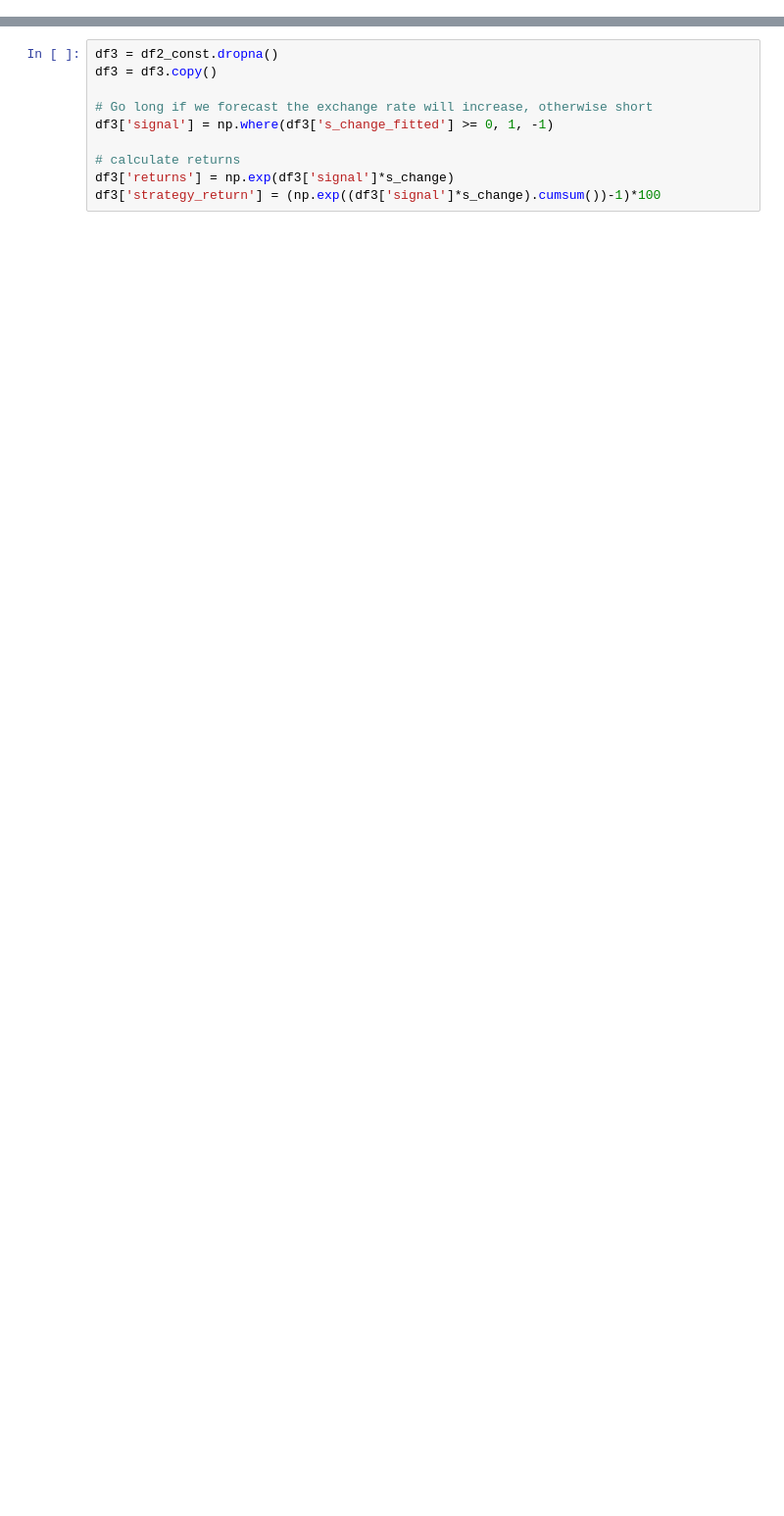
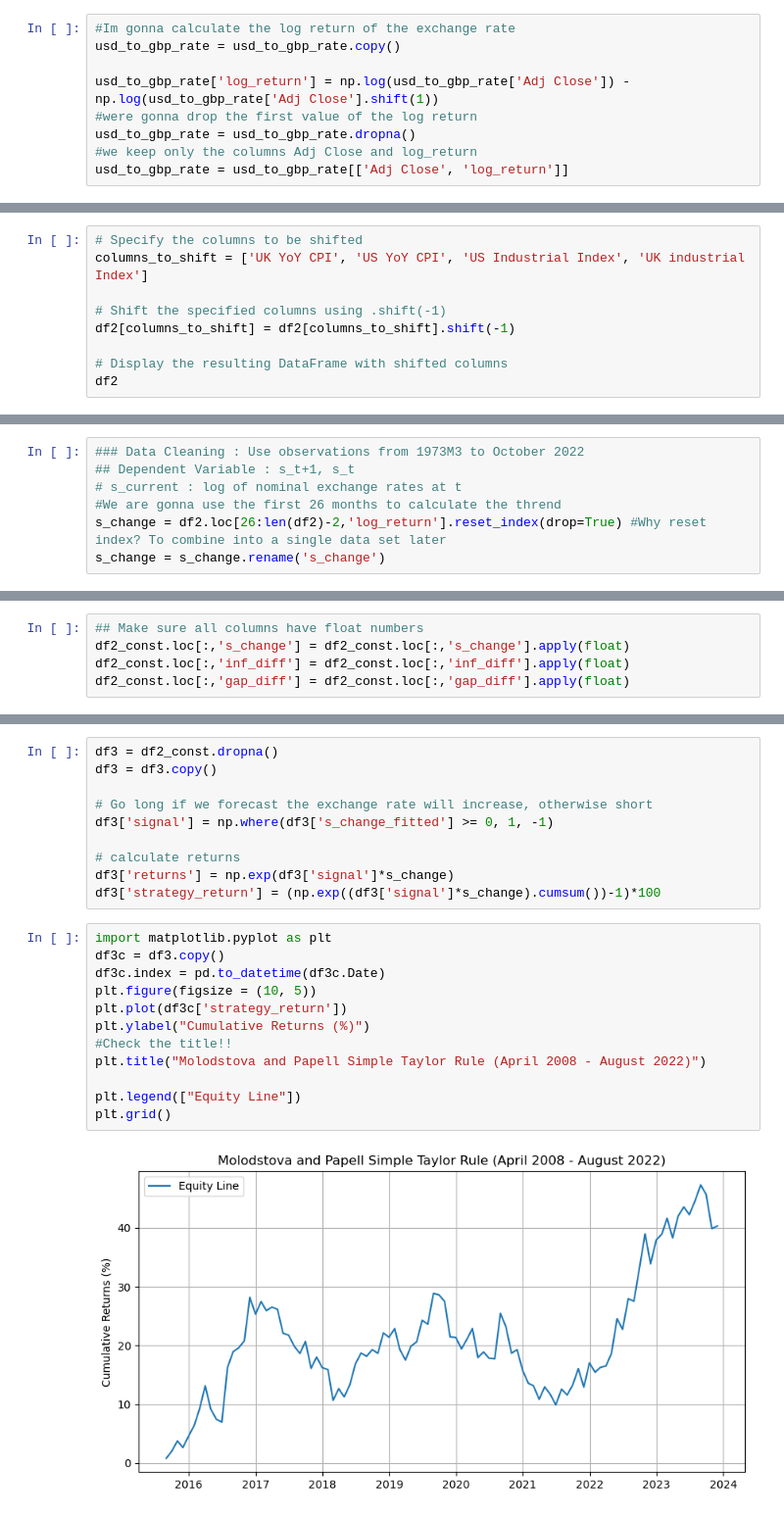
Before and after one commit to luisjo819UCLA/Portfolio-Finance-Project, a Jupyter notebook: GroupProject-1_applying .last function.ipynb, the cells around one changed output, grey strips where cells are left out. Shown at 98% size. Saved outputs shown, nothing was run; the diff lists cells and outputs as text; blank space fills up the shorter version.

```diff
--- a/GroupProject-1_applying .last function.ipynb
+++ b/GroupProject-1_applying .last function.ipynb
@@ -40,3 +108,12 @@ print(nan_values)
+# %%
+#Im gonna calculate the log return of the exchange rate
+usd_to_gbp_rate = usd_to_gbp_rate.copy()
+
+usd_to_gbp_rate['log_return'] = np.log(usd_to_gbp_rate['Adj Close']) - np.log(usd_to_gbp_rate['Adj Close'].shift(1))
+#were gonna drop the first value of the log return
+usd_to_gbp_rate = usd_to_gbp_rate.dropna()
+#we keep only the columns Adj Close and log_return
+usd_to_gbp_rate = usd_to_gbp_rate[['Adj Close', 'log_return']]
 # %%
 initial_date_3 = usd_to_gbp_rate['Adj Close'].first_valid_index()
 initial_date_3
@@ -49,0 +164,9 @@ df2
+# %%
+# Specify the columns to be shifted
+columns_to_shift = ['UK YoY CPI', 'US YoY CPI', 'US Industrial Index', 'UK industrial Index']
+
+# Shift the specified columns using .shift(-1)
+df2[columns_to_shift] = df2[columns_to_shift].shift(-1)
+
+# Display the resulting DataFrame with shifted columns
+df2
@@ -61,3 +245,10 @@ df2.head(15)
+# %%
+### Data Cleaning : Use observations from 1973M3 to October 2022
+## Dependent Variable : s_t+1, s_t
+# s_current : log of nominal exchange rates at t
+#We are gonna use the first 26 months to calculate the thrend
+s_change = df2.loc[26:len(df2)-2,'log_return'].reset_index(drop=True) #Why reset index? To combine into a single data set later
+s_change = s_change.rename('s_change')
 # %%
 ## Independent Variables
 # inf_us, inf_df2 : us inflation at t, df2 inflation at t
@@ -113,5 +320,10 @@ df2_const['gap_diff'] = df2_const['us_gap'] - df2_const['df2_gap']
 
 # Keep variables only used for our model
 df2_const=df2_const[['Date', 's_change', 'inf_diff', 'gap_diff']]
+# %%
+## Make sure all columns have float numbers
+df2_const.loc[:,'s_change'] = df2_const.loc[:,'s_change'].apply(float)
+df2_const.loc[:,'inf_diff'] = df2_const.loc[:,'inf_diff'].apply(float)
+df2_const.loc[:,'gap_diff'] = df2_const.loc[:,'gap_diff'].apply(float)
 # %%
 df2_const.head(10)
@@ -146,3 +384,17 @@ df3['signal'] = np.where(df3['s_change_fitted'] >= 0, 1, -1)
 # calculate returns
 df3['returns'] = np.exp(df3['signal']*s_change)
 df3['strategy_return'] = (np.exp((df3['signal']*s_change).cumsum())-1)*100
+# %%
+import matplotlib.pyplot as plt
+df3c = df3.copy()
+df3c.index = pd.to_datetime(df3c.Date)
+plt.figure(figsize = (10, 5))
+plt.plot(df3c['strategy_return'])
+plt.ylabel("Cumulative Returns (%)")
+#Check the title!!
+plt.title("Molodstova and Papell Simple Taylor Rule (April 2008 - August 2022)")
+
+plt.legend(["Equity Line"])
+plt.grid()
+# %% [output]
+[figure, added]
```
Also changed, not shown: parts of 24 cells of this notebook.
